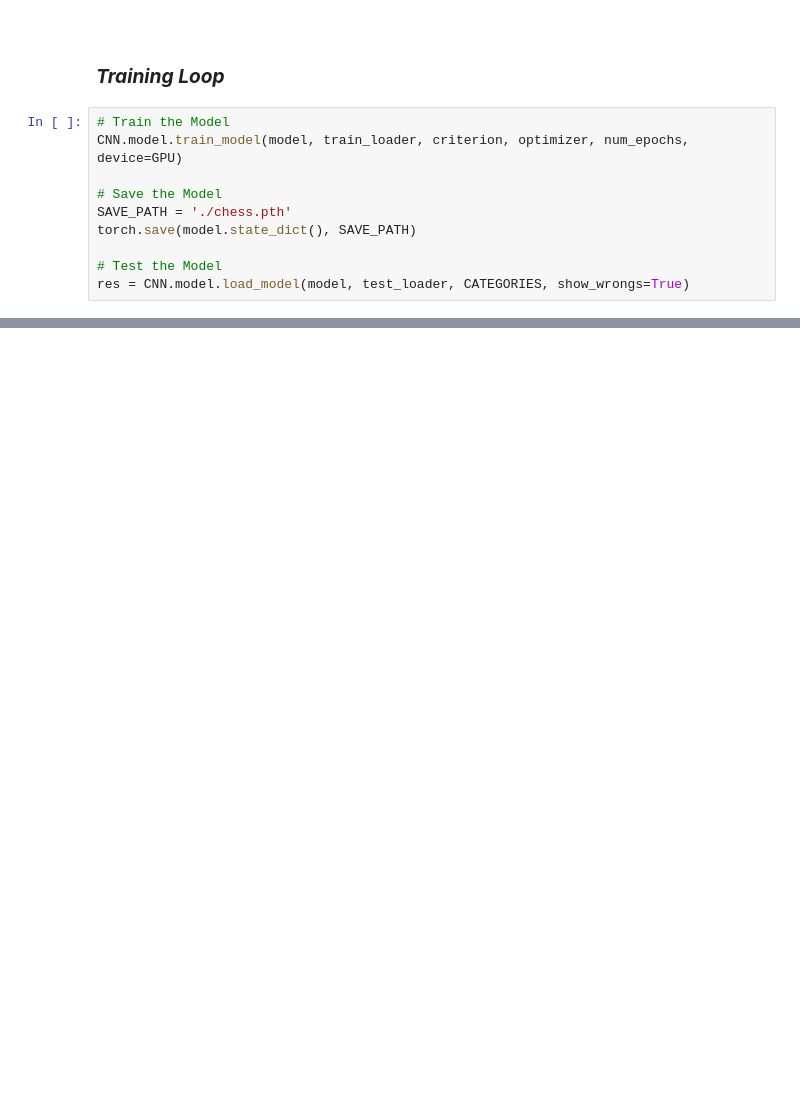
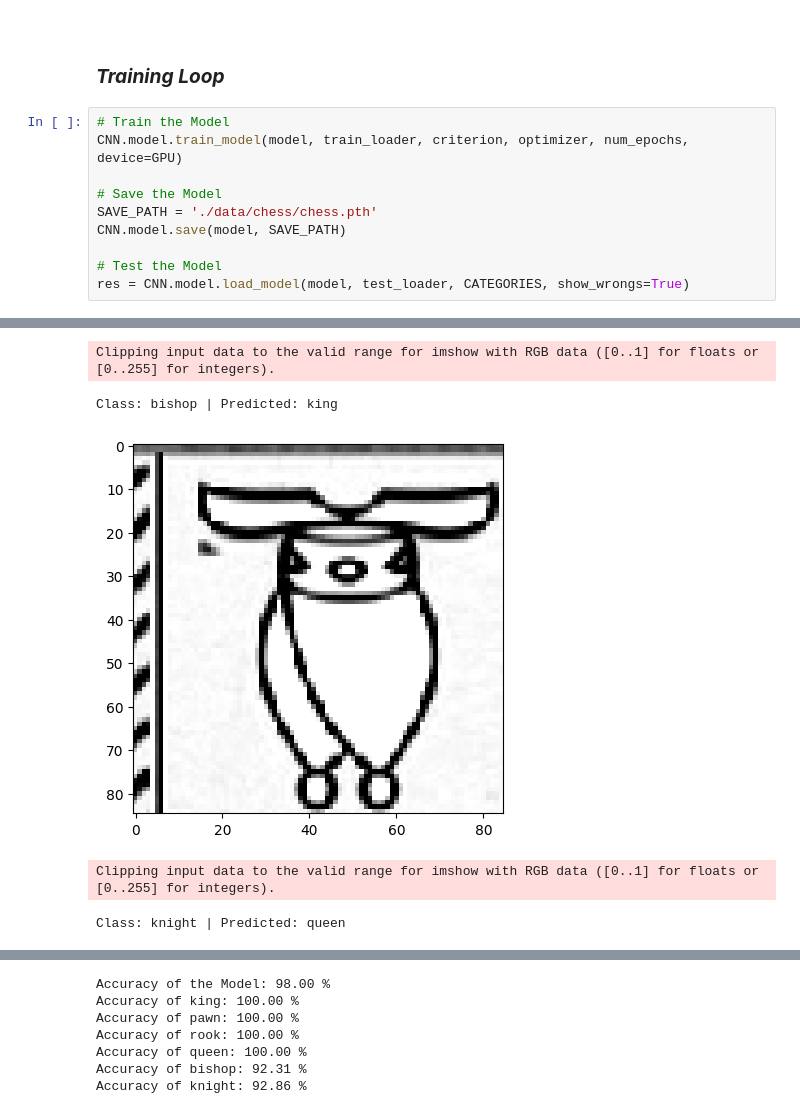
Before and after one commit to QuietXO/CNN_Basics, a Jupyter notebook: General Image Classifier/ChessPieceClassification.ipynb, the cells around one changed output, grey strips where cells are left out. Saved outputs shown, nothing was run; the diff lists cells and outputs as text; blank space fills up the shorter version.

```diff
--- a/General Image Classifier/ChessPieceClassification.ipynb
+++ b/General Image Classifier/ChessPieceClassification.ipynb
@@ -76,8 +91,9 @@ CNN.visual.overview(train_dataset, test_dataset, indexing)
 CNN.model.train_model(model, train_loader, criterion, optimizer, num_epochs, device=GPU)
 
 # Save the Model
-SAVE_PATH = './chess.pth'
-torch.save(model.state_dict(), SAVE_PATH)
+SAVE_PATH = './data/chess/chess.pth'
+CNN.model.save(model, SAVE_PATH)
 
 # Test the Model
 res = CNN.model.load_model(model, test_loader, CATEGORIES, show_wrongs=True)
+# %% [output]
@@ -83,0 +117,5 @@ res = CNN.model.load_model(model, test_loader, CATEGORIES, show_wrongs=True)
+Clipping input data to the valid range for imshow with RGB data ([0..1] for floats or [0..255] for integers).
+Class: bishop | Predicted: king
+[figure, added]
+Clipping input data to the valid range for imshow with RGB data ([0..1] for floats or [0..255] for integers).
+Class: knight | Predicted: queen
@@ -83,0 +123,7 @@ res = CNN.model.load_model(model, test_loader, CATEGORIES, show_wrongs=True)
+Accuracy of the Model: 98.00 %
+Accuracy of king: 100.00 %
+Accuracy of pawn: 100.00 %
+Accuracy of rook: 100.00 %
+Accuracy of queen: 100.00 %
+Accuracy of bishop: 92.31 %
+Accuracy of knight: 92.86 %
```
Also changed, not shown: parts of 3 cells of this notebook, 10 other files.
